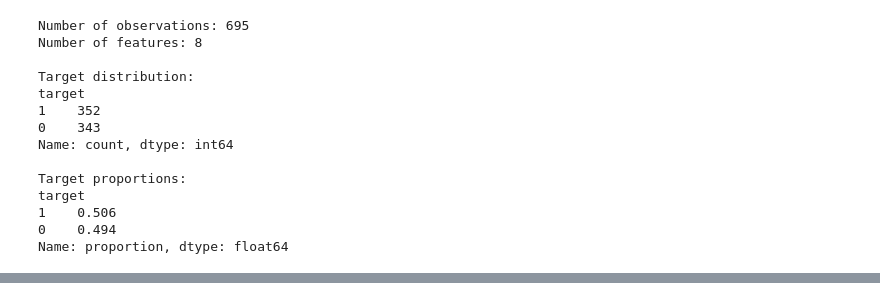
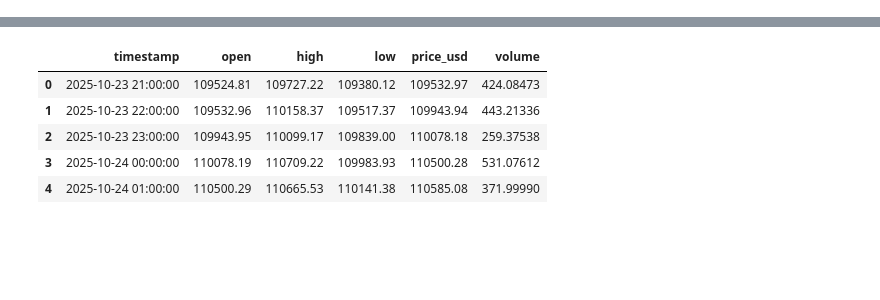
Before and after one commit to darshanijadhav29/quanntt, a Jupyter notebook: notebooks/model.ipynb, the cells around one changed output, grey strips where cells are left out. Saved outputs shown, nothing was run; the diff lists cells and outputs as text; code cells hidden in the pictures; blank space fills up the shorter version.

```diff
--- a/notebooks/model.ipynb
+++ b/notebooks/model.ipynb
@@ -99,37 +1,13 @@ Prepared dataset shape: (695, 12)
-# %%
-features = [
-    "price_lag_1",
-    "price_lag_2",
-    "price_lag_3",
-    "return_1",
-    "return_lag_1",
-    "rolling_mean_6",
-    "rolling_mean_24",
-    "rolling_volatility_24"
-]
-
-X = data[features]
-y = data["target"]
-
-print("Number of observations:", len(data))
-print("Number of features:", len(features))
-
-print("\nTarget distribution:")
-print(y.value_counts())
-print("\nTarget proportions:")
-print(y.value_counts(normalize=True).round(3))
-# %% [output]
-Number of observations: 695
-Number of features: 8
-
-Target distribution:
-target
-1    352
-0    343
-Name: count, dtype: int64
-
-Target proportions:
-target
-1    0.506
-0    0.494
-Name: proportion, dtype: float64
+# %%
+import pandas as pd
+import numpy as np
+import matplotlib.pyplot as plt
+import json
+import os
+
+data = pd.read_parquet("../data/cleaned/bitcoin_cleaned.parquet")
+
+print("Shape:", data.shape)
+print("From", data["timestamp"].iloc[0], "to", data["timestamp"].iloc[-1])
+data.head()
+# %% [output]
@@ -135,0 +16,6 @@ Name: proportion, dtype: float64
+|  | timestamp | open | high | low | price_usd | volume |
+| 0 | 2025-10-23 21:00:00 | 109524.81 | 109727.22 | 109380.12 | 109532.97 | 424.08473 |
+| 1 | 2025-10-23 22:00:00 | 109532.96 | 110158.37 | 109517.37 | 109943.94 | 443.21336 |
+| 2 | 2025-10-23 23:00:00 | 109943.95 | 110099.17 | 109839.00 | 110078.18 | 259.37538 |
+| 3 | 2025-10-24 00:00:00 | 110078.19 | 110709.22 | 109983.93 | 110500.28 | 531.07612 |
+| 4 | 2025-10-24 01:00:00 | 110500.29 | 110665.53 | 110141.38 | 110585.08 | 371.99990 |
```
Also changed, not shown: parts of 13 cells of this notebook, 10 other files.
